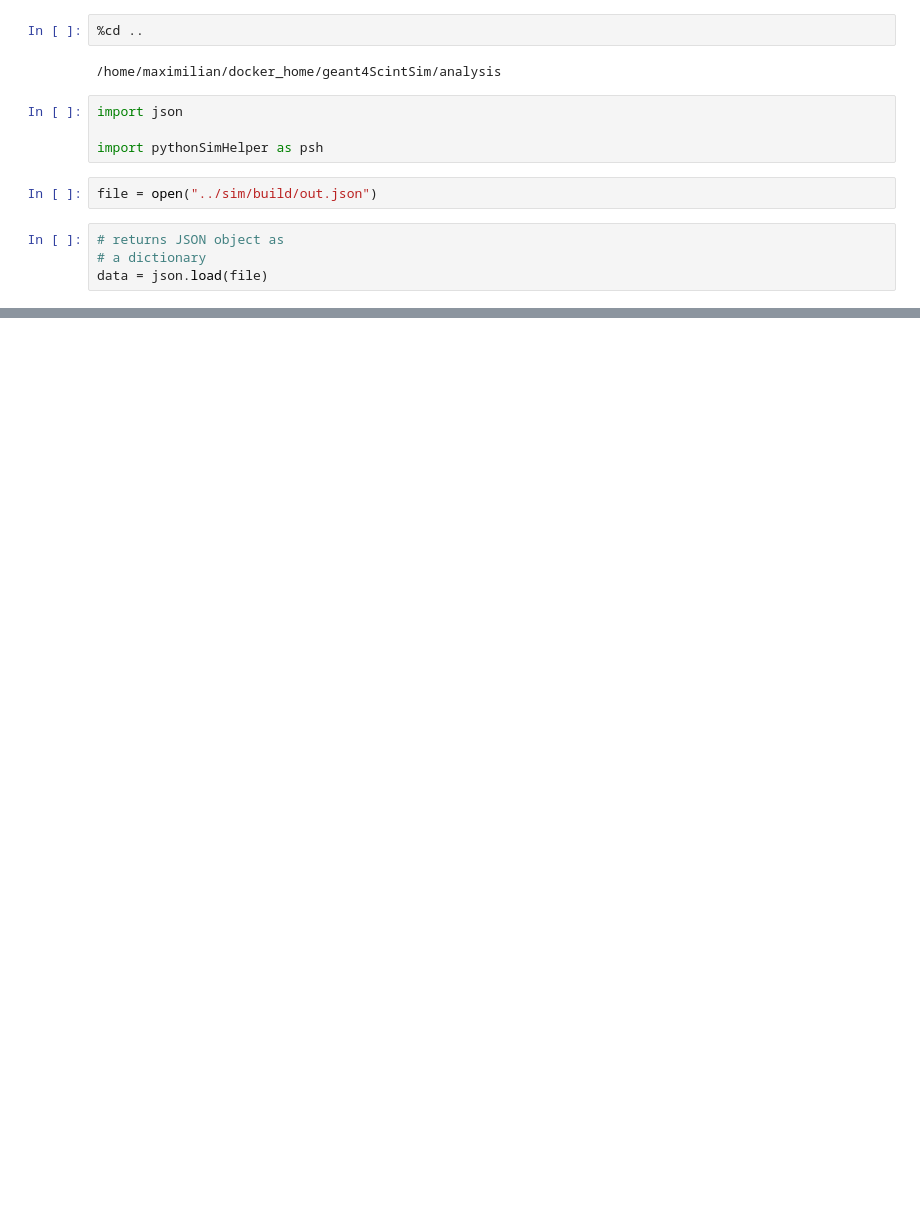
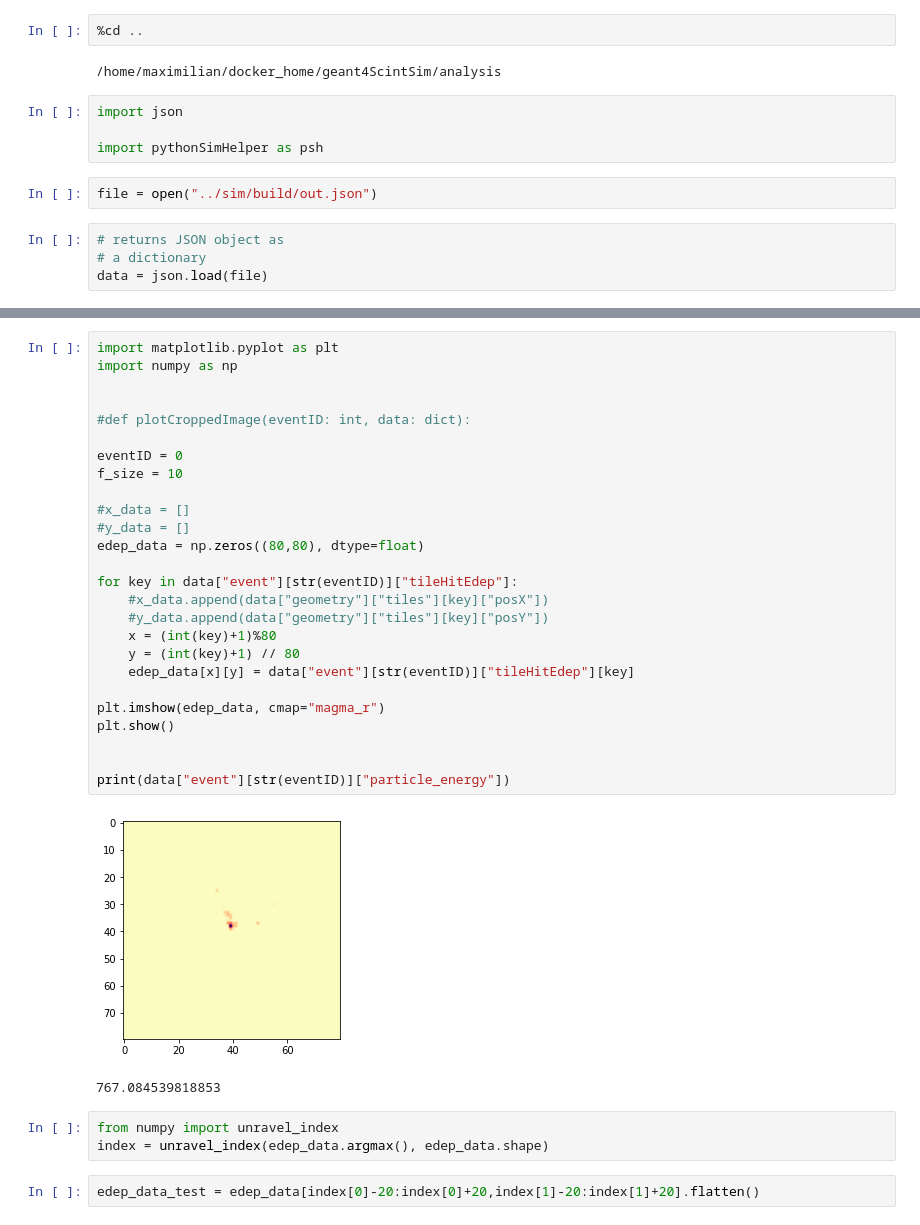
Before and after one commit to maximilianKoeper/geant4ScintSim, a Jupyter notebook: analysis/jupyter-notebooks/Analysis_test.ipynb, the cells around one changed output, grey strips where cells are left out. Saved outputs shown, nothing was run; the diff lists cells and outputs as text; blank space fills up the shorter version.

```diff
--- a/analysis/jupyter-notebooks/Analysis_test.ipynb
+++ b/analysis/jupyter-notebooks/Analysis_test.ipynb
@@ -18,0 +19,34 @@ psh.plotEdepDistr(900, data)
+# %%
+import matplotlib.pyplot as plt
+import numpy as np
+
+
+#def plotCroppedImage(eventID: int, data: dict):
+
+eventID = 0
+f_size = 10
+
+#x_data = []
+#y_data = []
+edep_data = np.zeros((80,80), dtype=float)
+
+for key in data["event"][str(eventID)]["tileHitEdep"]:
+    #x_data.append(data["geometry"]["tiles"][key]["posX"])
+    #y_data.append(data["geometry"]["tiles"][key]["posY"])
+    x = (int(key)+1)%80
+    y = (int(key)+1) // 80
+    edep_data[x][y] = data["event"][str(eventID)]["tileHitEdep"][key]
+
+plt.imshow(edep_data, cmap="magma_r")
+plt.show()
+
+
+print(data["event"][str(eventID)]["particle_energy"])
+# %% [output]
+[figure, added]
+767.084539818853
+# %%
+from numpy import unravel_index
+index = unravel_index(edep_data.argmax(), edep_data.shape)
+# %%
+edep_data_test = edep_data[index[0]-20:index[0]+20,index[1]-20:index[1]+20].flatten()
```
Also changed, not shown: parts of 26 cells of this notebook, 3 other files.
